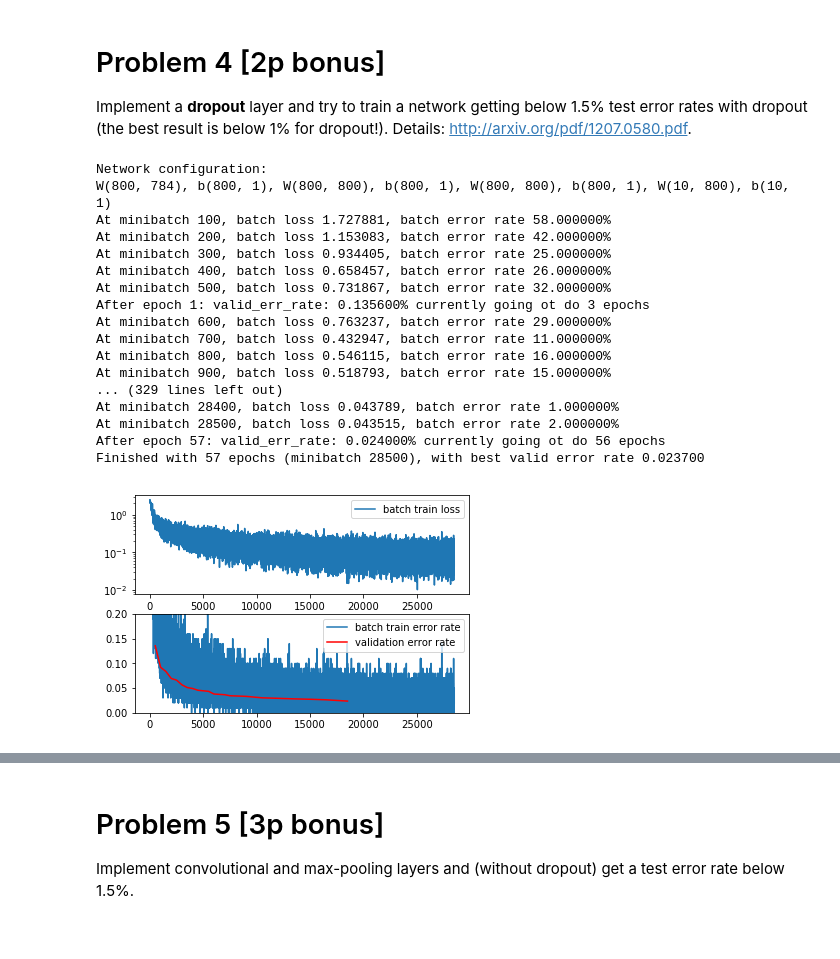
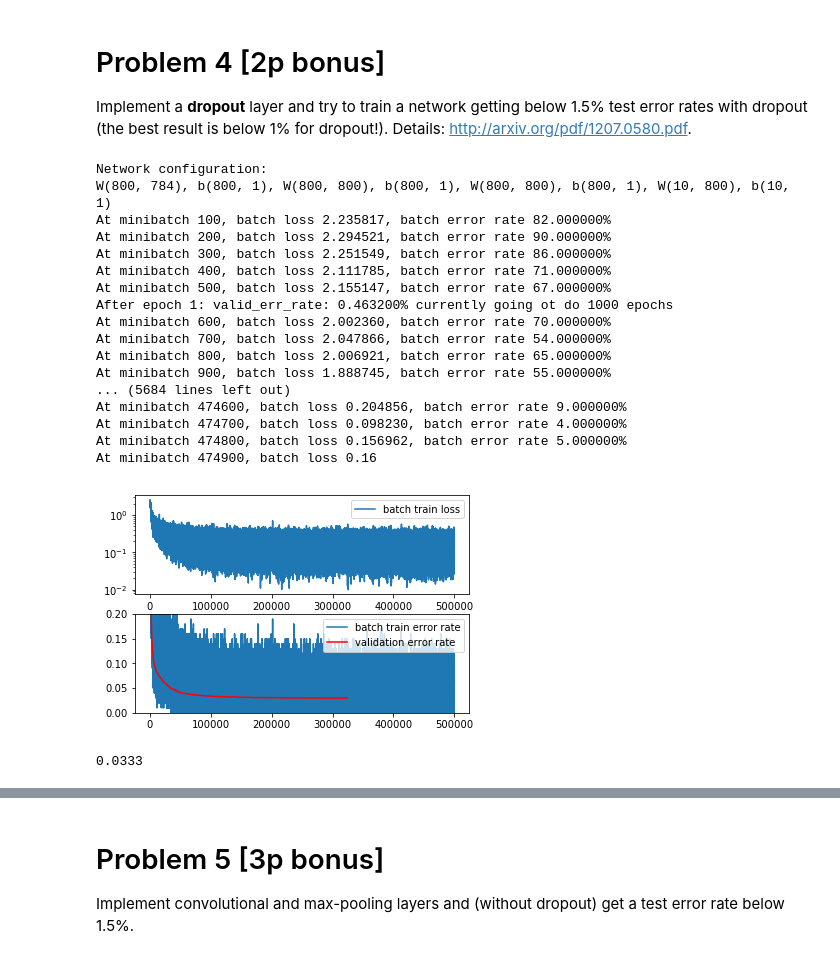
Before and after one commit to swistak35/nn_assignments, a Jupyter notebook: assignment5/Assignment5.ipynb, the cells around one changed output, grey strips where cells are left out. Cells and saved outputs as stored; diff of their text form; code cells hidden in the pictures.

```diff
--- a/assignment5/Assignment5.ipynb
+++ b/assignment5/Assignment5.ipynb
@@ -676,37 +876,43 @@ result is below 1\% for dropout!). Details: http://arxiv.org/pdf/1207.0580.pdf.
 # %%
 weight_init = IsotropicGaussian(std=0.05, mean=0.0)
 net = FeedForwardNet([
         AffineLayer(784, 800, weight_init = weight_init),
-        ReLULayer(),
-        AffineLayer(800, 800, weight_init = weight_init),
-        ReLULayer(),
-        AffineLayer(800, 800, weight_init = weight_init),
-        ReLULayer(),
-        AffineLayer(800, 10, weight_init = weight_init),
+        ReLULayer(dropout = 0.5),
+        AffineLayer(800, 800, weight_init = weight_init, dropout = 0.5),
+        ReLULayer(dropout = 0.5),
+        AffineLayer(800, 800, weight_init = weight_init, dropout = 0.5),
+        ReLULayer(dropout = 0.5),
+        AffineLayer(800, 10, weight_init = weight_init, dropout = 0.5),
         SoftMaxLayer()
     ])
 SGD(net, mnist_train_stream, mnist_validation_stream, mnist_test_stream,
     print_debug = True,
-    epochs = 3,
-    regularization_alg = RegularizationAlg1(rate = 1e-3),
+    epochs = 1000,
+    regularization_rate = 0.0,
     alpha_alg = AlphaAlgExp(initial = 5e-2, rate = 0.992),
-    momentum_alg = MomentumAlg2())
+    momentum_alg = MomentumAlg3())
+
+net1 = net
 # %% [output]
 Network configuration:
 W(800, 784), b(800, 1), W(800, 800), b(800, 1), W(800, 800), b(800, 1), W(10, 800), b(10, 1)
-At minibatch 100, batch loss 1.727881, batch error rate 58.000000%
-At minibatch 200, batch loss 1.153083, batch error rate 42.000000%
-At minibatch 300, batch loss 0.934405, batch error rate 25.000000%
-At minibatch 400, batch loss 0.658457, batch error rate 26.000000%
-At minibatch 500, batch loss 0.731867, batch error rate 32.000000%
-After epoch 1: valid_err_rate: 0.135600% currently going ot do 3 epochs
-At minibatch 600, batch loss 0.763237, batch error rate 29.000000%
-At minibatch 700, batch loss 0.432947, batch error rate 11.000000%
-At minibatch 800, batch loss 0.546115, batch error rate 16.000000%
-At minibatch 900, batch loss 0.518793, batch error rate 15.000000%
-... (329 lines left out)
-At minibatch 28400, batch loss 0.043789, batch error rate 1.000000%
-At minibatch 28500, batch loss 0.043515, batch error rate 2.000000%
-After epoch 57: valid_err_rate: 0.024000% currently going ot do 56 epochs
-Finished with 57 epochs (minibatch 28500), with best valid error rate 0.023700
+At minibatch 100, batch loss 2.235817, batch error rate 82.000000%
+At minibatch 200, batch loss 2.294521, batch error rate 90.000000%
+At minibatch 300, batch loss 2.251549, batch error rate 86.000000%
+At minibatch 400, batch loss 2.111785, batch error rate 71.000000%
+At minibatch 500, batch loss 2.155147, batch error rate 67.000000%
+After epoch 1: valid_err_rate: 0.463200% currently going ot do 1000 epochs
+At minibatch 600, batch loss 2.002360, batch error rate 70.000000%
+At minibatch 700, batch loss 2.047866, batch error rate 54.000000%
+At minibatch 800, batch loss 2.006921, batch error rate 65.000000%
+At minibatch 900, batch loss 1.888745, batch error rate 55.000000%
+... (5684 lines left out)
+At minibatch 474600, batch loss 0.204856, batch error rate 9.000000%
+At minibatch 474700, batch loss 0.098230, batch error rate 4.000000%
+At minibatch 474800, batch loss 0.156962, batch error rate 5.000000%
+At minibatch 474900, batch loss 0.16
-[figure, old version]
+[figure, new version]
+# %%
+compute_error_rate(net, mnist_test_stream)
+# %% [output]
+0.0333
```
Also changed, not shown: parts of 8 cells of this notebook, 2 other files.
